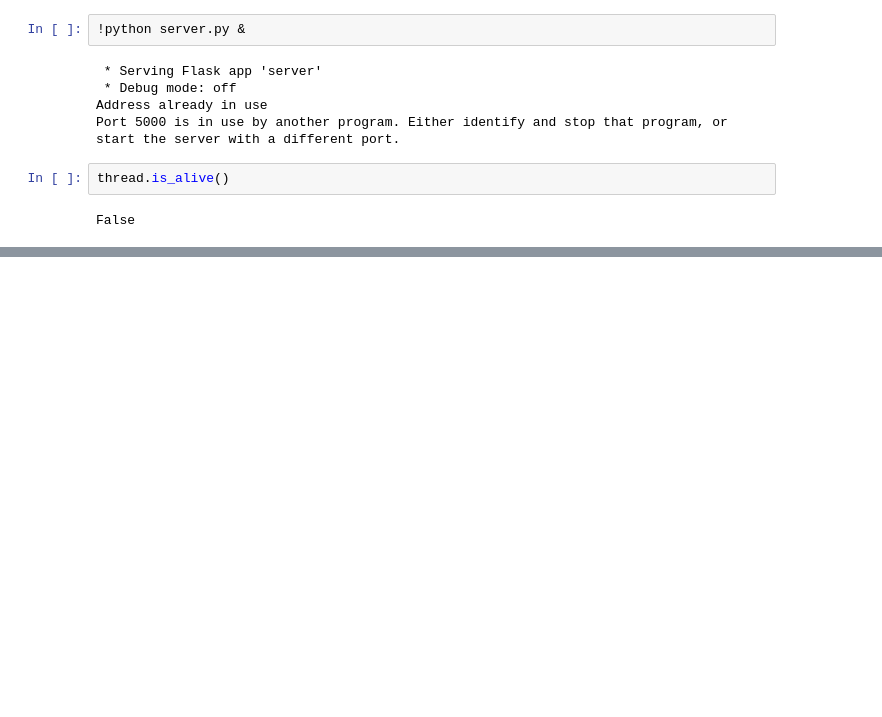
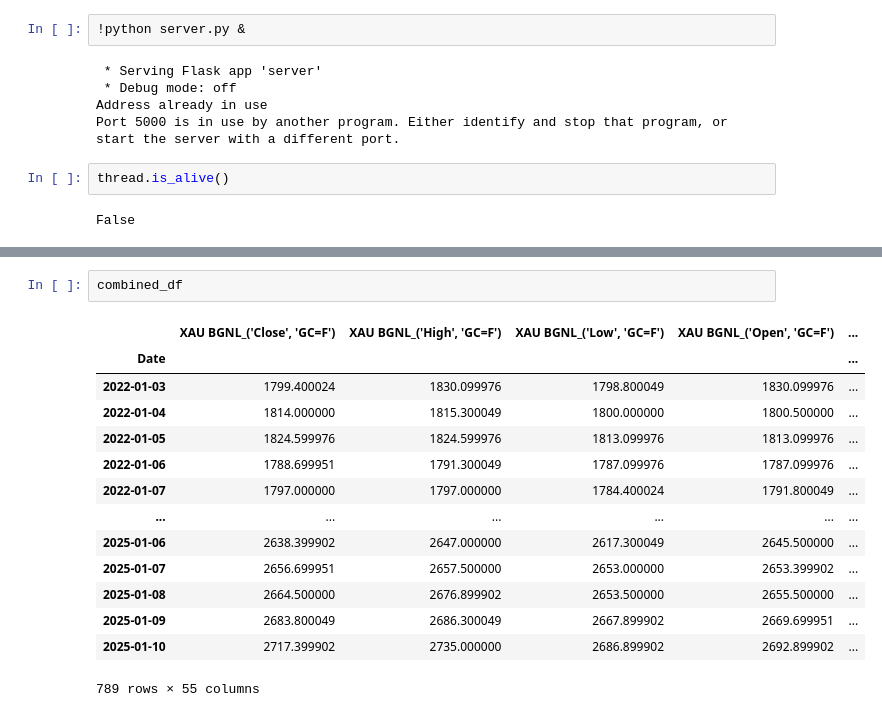
Before and after one commit to purohitamann/market-anomaly-detection, a Jupyter notebook: model_training.ipynb, the cells around one changed output, grey strips where cells are left out. Cells and saved outputs as stored; diff of their text form; blank space fills up the shorter version.

```diff
--- a/model_training.ipynb
+++ b/model_training.ipynb
@@ -1240,0 +1396,17 @@ False
+# %%
+combined_df
+# %% [output]
+|  | XAU BGNL_('Close', 'GC=F') | XAU BGNL_('High', 'GC=F') | XAU BGNL_('Low', 'GC=F') | XAU BGNL_('Open', 'GC=F') | ... |
+| Date |  |  |  |  | ... |
+| 2022-01-03 | 1799.400024 | 1830.099976 | 1798.800049 | 1830.099976 | ... |
+| 2022-01-04 | 1814.000000 | 1815.300049 | 1800.000000 | 1800.500000 | ... |
+| 2022-01-05 | 1824.599976 | 1824.599976 | 1813.099976 | 1813.099976 | ... |
+| 2022-01-06 | 1788.699951 | 1791.300049 | 1787.099976 | 1787.099976 | ... |
+| 2022-01-07 | 1797.000000 | 1797.000000 | 1784.400024 | 1791.800049 | ... |
+| ... | ... | ... | ... | ... | ... |
+| 2025-01-06 | 2638.399902 | 2647.000000 | 2617.300049 | 2645.500000 | ... |
+| 2025-01-07 | 2656.699951 | 2657.500000 | 2653.000000 | 2653.399902 | ... |
+| 2025-01-08 | 2664.500000 | 2676.899902 | 2653.500000 | 2655.500000 | ... |
+| 2025-01-09 | 2683.800049 | 2686.300049 | 2667.899902 | 2669.699951 | ... |
+| 2025-01-10 | 2717.399902 | 2735.000000 | 2686.899902 | 2692.899902 | ... |
+789 rows × 55 columns
```
Also changed, not shown: parts of 28 cells of this notebook.
